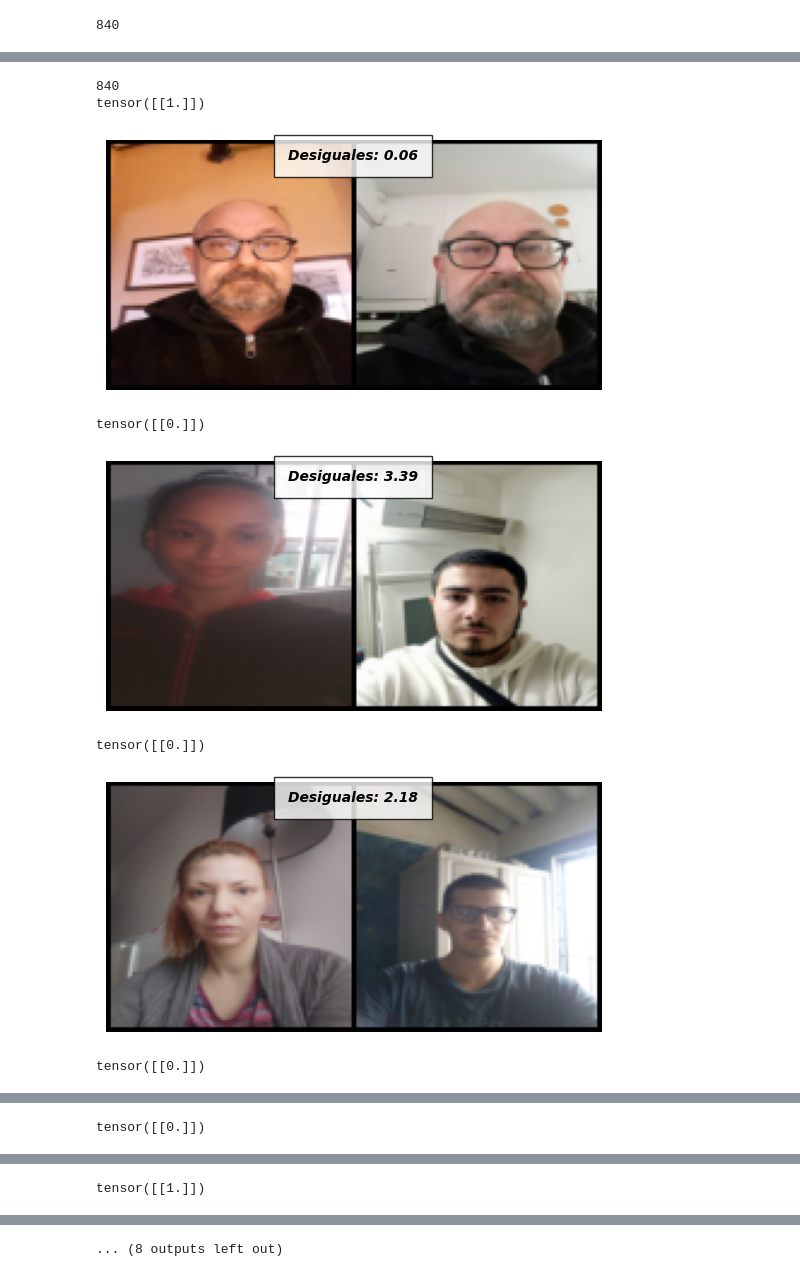
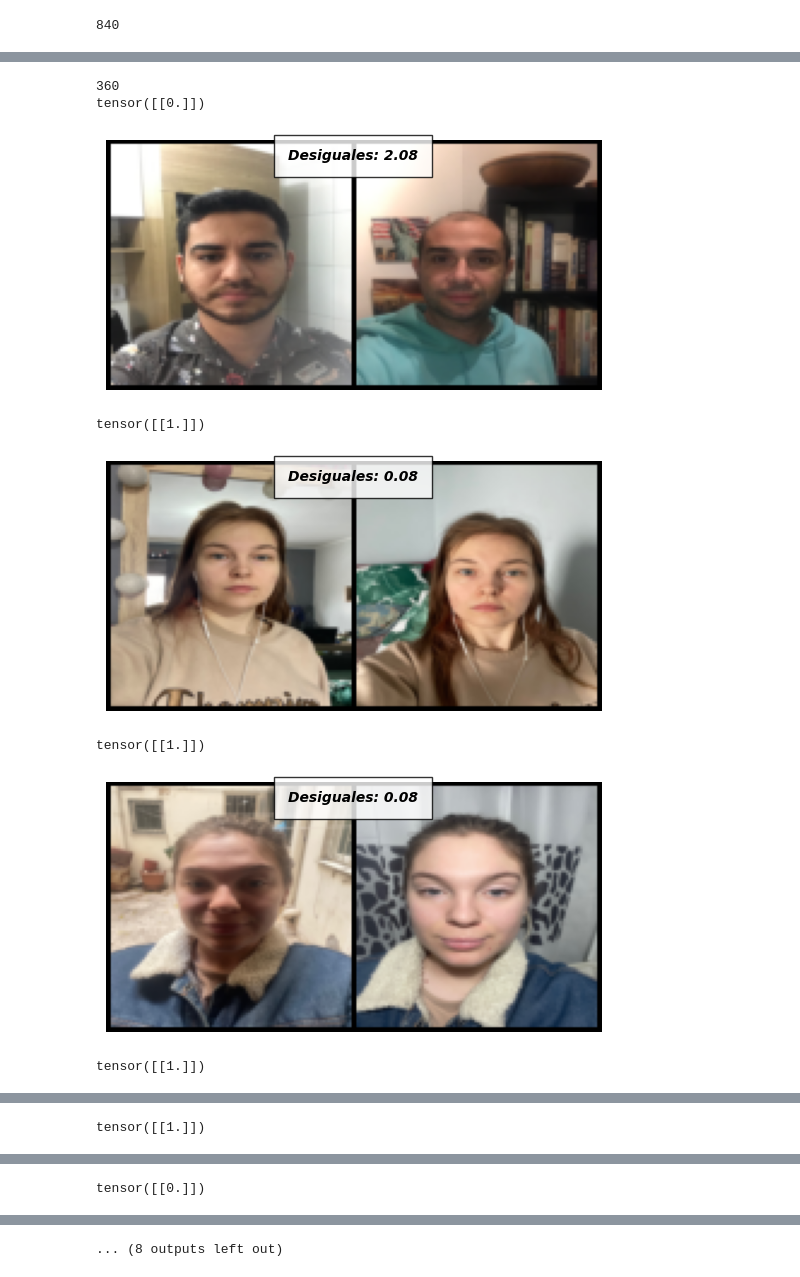
Before and after one commit to israncho/nn_ai, a Jupyter notebook: src/ProyectoFinal/Proyecto_final.ipynb, the cells around one changed output, grey strips where cells are left out. Cells and saved outputs as stored; diff of their text form; code cells hidden in the pictures.

Commit message:
Performance listoo, ya quedo entonces el proyecto

```diff
--- a/src/ProyectoFinal/Proyecto_final.ipynb
+++ b/src/ProyectoFinal/Proyecto_final.ipynb
@@ -216,6 +217,8 @@ dataset_size = 1000
 
 CLASS0 = random.sample(CLASS0,dataset_size//2)
 CLASS1 = random.sample(CLASS1,dataset_size//2 + int(dataset_size*0.2))
+
+not_processed_data_train, not_processed_data_eval = train_test_split(CLASS0+CLASS1, train_size=0.7)
 # %%
 #Funciones para mostrar imagenes obtenidas por dataHacker en su proyecto 014_siamseNEtwork
 # Creating some helper functions
@@ -237,8 +240,9 @@ transformation = transforms.Compose([transforms.Resize((100,100)),
                                      transforms.ToTensor()
                                     ])
 # %%
-preprocessed_data = []
-for tupledata in CLASS0 + CLASS1:
+
+preprocessed_data_train = []
+for tupledata in not_processed_data_train:
     img0 = Image.open(IMAGE_FILES[tupledata[0]])
     img1 = Image.open(IMAGE_FILES[tupledata[1]])
 
@@ -249,7 +253,21 @@ for tupledata in CLASS0 + CLASS1:
     img1 = transformation(img1)
 
     label = torch.from_numpy(np.array([tupledata[2]], dtype=np.float32))
-    preprocessed_data.append((img0, img1, label))
+    preprocessed_data_train.append((img0, img1, label))
+# %%
+preprocessed_data_eval = []
+for tupledata in not_processed_data_eval:
+    img0 = Image.open(IMAGE_FILES[tupledata[0]])
+    img1 = Image.open(IMAGE_FILES[tupledata[1]])
+
+    img0 = ImageOps.exif_transpose(img0).convert("RGB")
+    img1 = ImageOps.exif_transpose(img1).convert("RGB")
+
+    img0 = transformation(img0)
+    img1 = transformation(img1)
+
+    label = torch.from_numpy(np.array([tupledata[2]], dtype=np.float32))
+    preprocessed_data_eval.append((img0, img1, label))
 # %%
 class PreprocessedDataset(Dataset):
     def __init__(self, data):
@@ -435,28 +470,29 @@ Epoch number 99
 # %%
 #Evaluamos
 preprocessed_data_eval = torch.load("preprocessed_dataset_eval.pt") #cargamos en memoria
-dataset_eval = PreprocessedDataset(preprocessed_data_train) #Para poder meterlo en dataloader
+dataset_eval = PreprocessedDataset(preprocessed_data_eval) #Para poder meterlo en dataloader
 
-eval_dataloader = DataLoader(dataset_eval, num_workers=2, batch_size=1, shuffle=True)
+eval_dataloader = DataLoader(dataset_eval, num_workers=2, batch_size=1, shuffle=False) #shuffle false para que no se pierda el orden de
+# las etiquetas, al delimitar el tamanno de las CLASSES se tomaron de forma aleatoria entonces se puede decir que estan revueltas aun asi
 
 #Sacamos una persona con distintas imagenes para ver que tan bien logra diferenciar
 dataiter = iter(eval_dataloader)
 #x0, _, _ = next(dataiter)
 print(len(eval_dataloader))
 for i in range(10):
     x0, x1, label2 = next(dataiter)
     print(label2)
     concatenated = torch.cat((x0, x1), 0)
 
     output1, output2 = net(x0.to(device), x1.to(device))
     euclidean_distance = F.pairwise_distance(output1, output2)
     imshow(torchvision.utils.make_grid(concatenated), f'Desiguales: {euclidean_distance.item():.2f}')
 # %% [output]
-840
-tensor([[1.]])
+360
+tensor([[0.]])
-[figure, old version]
+[figure, new version]
-tensor([[0.]])
+tensor([[1.]])
-[figure, old version]
+[figure, new version]
-tensor([[0.]])
+tensor([[1.]])
-[figure, old version]
+[figure, new version]
-tensor([[0.]])
+tensor([[1.]])
@@ -464 +500 @@ tensor([[0.]])
-tensor([[0.]])
+tensor([[1.]])
@@ -466 +502 @@ tensor([[0.]])
-tensor([[1.]])
+tensor([[0.]])
```
Also changed, not shown: parts of 14 cells of this notebook.
